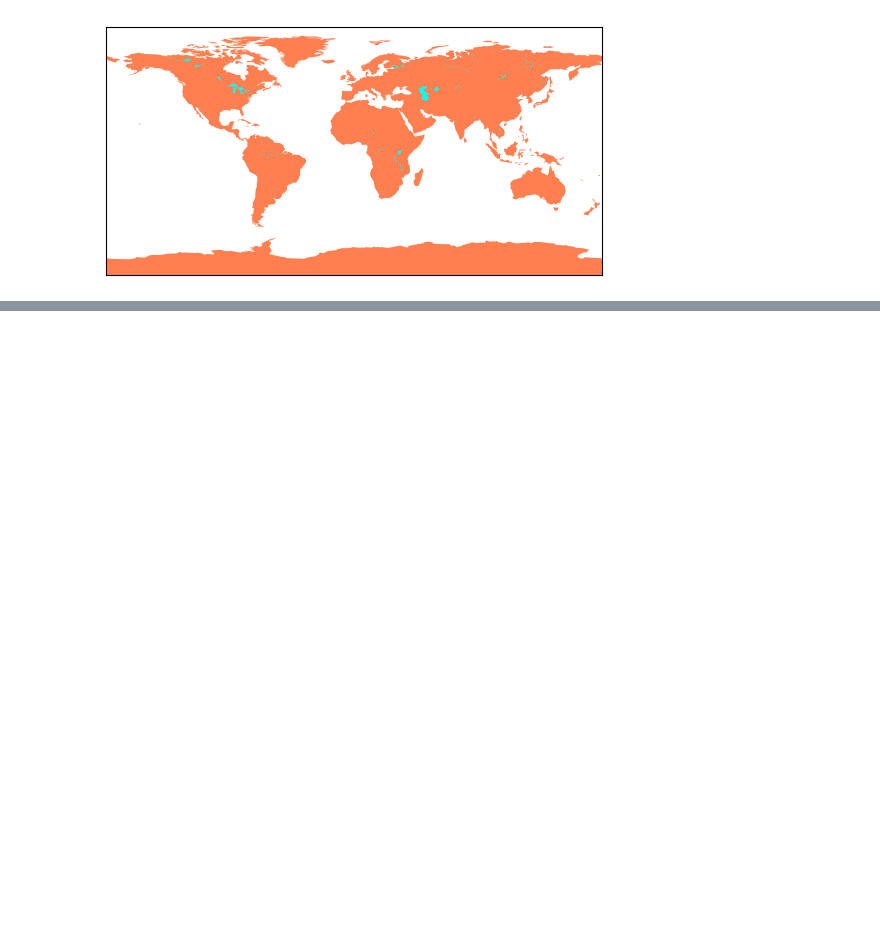
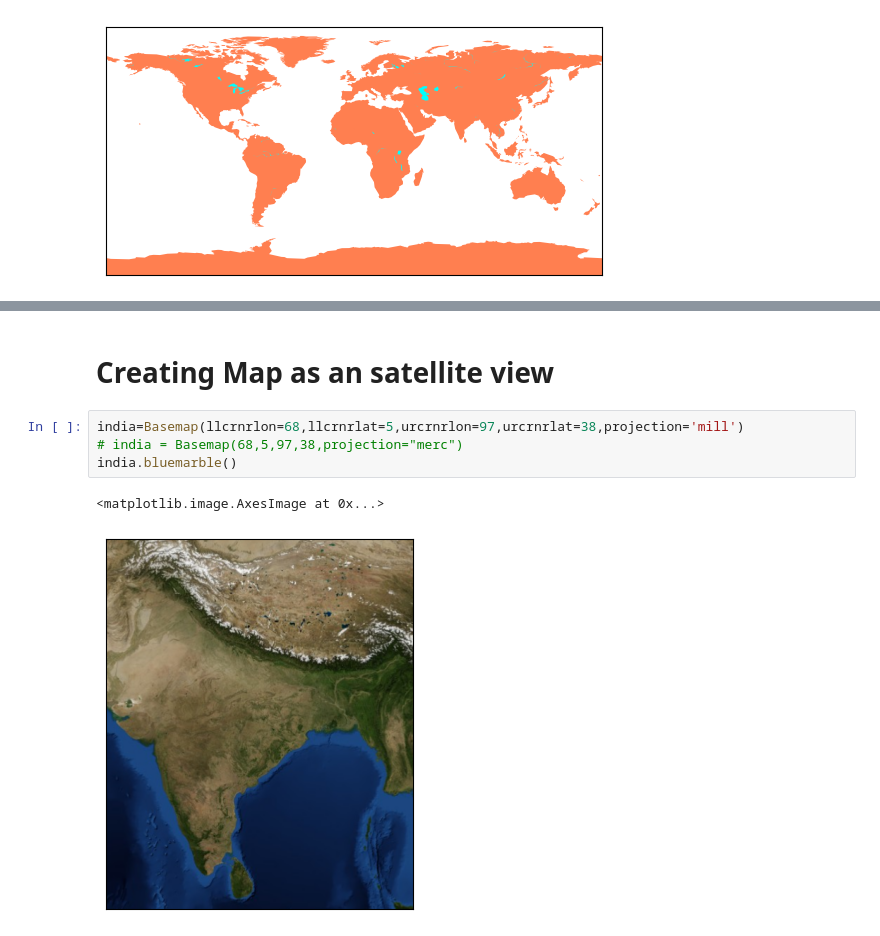
Before and after one commit to HimanshuHeda/Advance_Python, a Jupyter notebook: basemap.ipynb, the cells around one changed output, grey strips where cells are left out. Saved outputs shown, nothing was run; the diff lists cells and outputs as text; blank space fills up the shorter version.

```diff
--- a/basemap.ipynb
+++ b/basemap.ipynb
@@ -36,0 +64,9 @@ map.fillcontinents(color='coral',lake_color='aqua')
+# %% [markdown]
+# Creating Map as an satellite view
+# %%
+india=Basemap(llcrnrlon=68,llcrnrlat=5,urcrnrlon=97,urcrnrlat=38,projection='mill')
+# india = Basemap(68,5,97,38,projection="merc")
+india.bluemarble()
+# %% [output]
+<matplotlib.image.AxesImage at 0x...>
+[figure, added]
```
Also changed, not shown: parts of 7 cells of this notebook, 2 other files.
